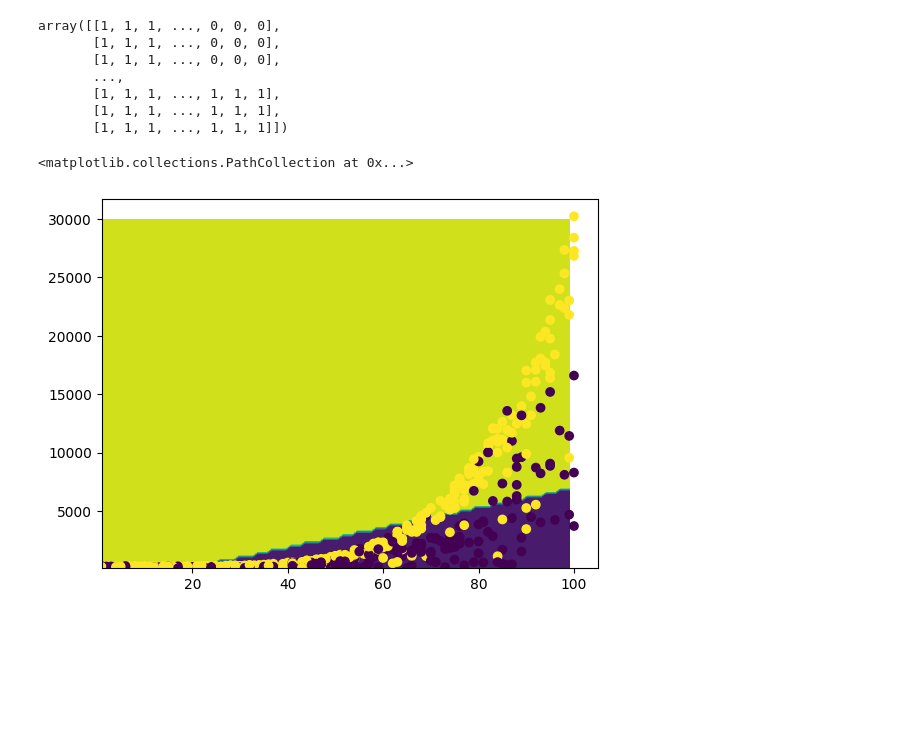
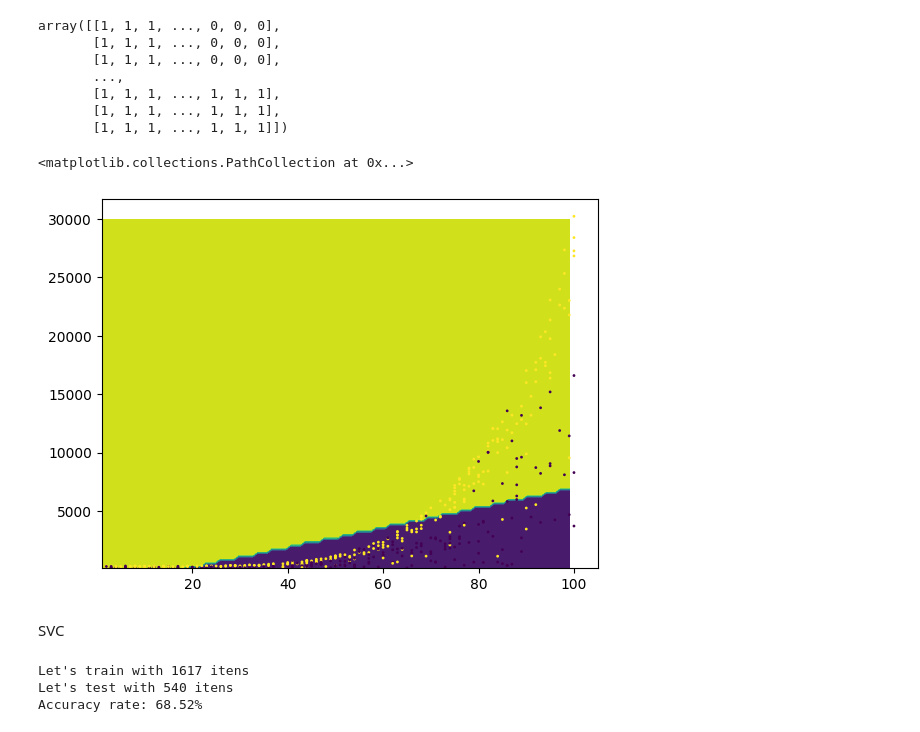
Before and after one commit to conrrado/MLStudies, a Jupyter notebook: AluraMLProject3.ipynb, the cells around one changed output. Saved outputs shown, nothing was run; the diff lists cells and outputs as text; code cells hidden in the pictures; blank space fills up the shorter version.

Commit message:
Using a non-linear model and comparing results with the linear model. Applying data rescaling with StandardScaler to improve model performance and accuracy.

```diff
--- a/AluraMLProject3.ipynb
+++ b/AluraMLProject3.ipynb
@@ -147,8 +147,42 @@ array([[1, 1, 1, ..., 0, 0, 0],
 # %%
 import matplotlib.pyplot as plt
 
 plt.contourf(xx, yy, Z)
-plt.scatter(x_test["horas_esperadas"], x_test["preco"], c=y_test)
+plt.scatter(x_test["horas_esperadas"], x_test["preco"], c=y_test, s=1)
 # %% [output]
 <matplotlib.collections.PathCollection at 0x...>
-[figure, old version]
+[figure, new version]
+# %% [markdown]
+SVC
+# %%
+from sklearn.svm import SVC
+from sklearn.metrics import accuracy_score
+from sklearn.model_selection import train_test_split
+from sklearn.preprocessing import StandardScaler
+
+SEED = 20
+
+# random_state -> ensure that the division of data always the same when run this
+#   code again
+# stratify -> ensure the same proportion in training and testing
+raw_x_train, raw_x_test, raw_y_train, raw_y_test = train_test_split(
+    x, y, random_state=SEED, stratify=y)
+
+print(f"Let's train with {len(raw_x_train)} itens")
+print(f"Let's test with {len(raw_x_test)} itens")
+
+scaler = StandardScaler()
+scaler.fit(raw_x_train)
+x_train = scaler.transform(raw_x_train)
+x_test = scaler.transform(raw_x_test)
+
+model = SVC(gamma='auto')
+model.fit(x_train, y_train)
+predictions = model.predict(x_test)
+
+accuracy = accuracy_score(y_test, predictions) * 100
+print(f"Accuracy rate: {accuracy:.2f}%")
+# %% [output]
+Let's train with 1617 itens
+Let's test with 540 itens
+Accuracy rate: 68.52%
```
Also changed, not shown: parts of 1 cell of this notebook.
